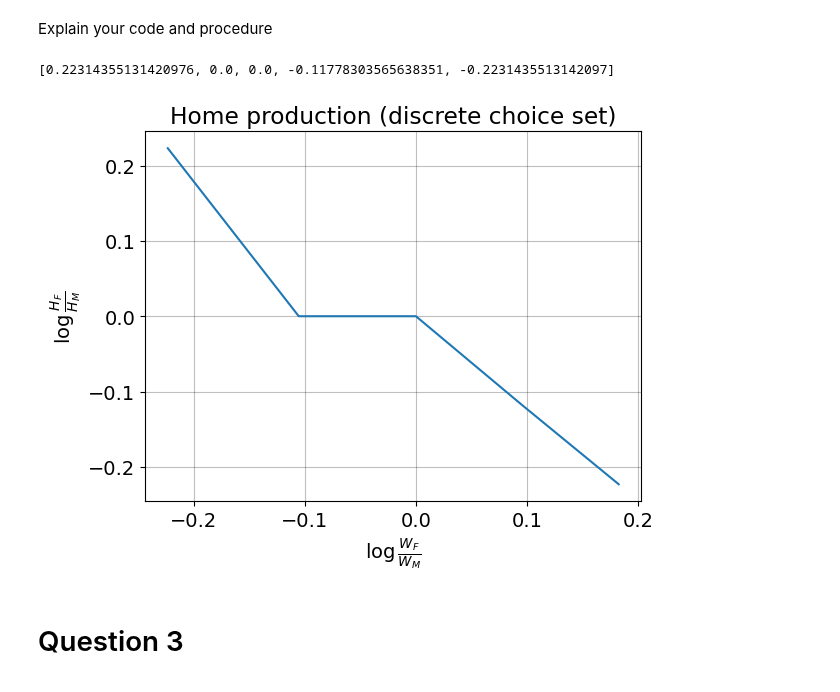
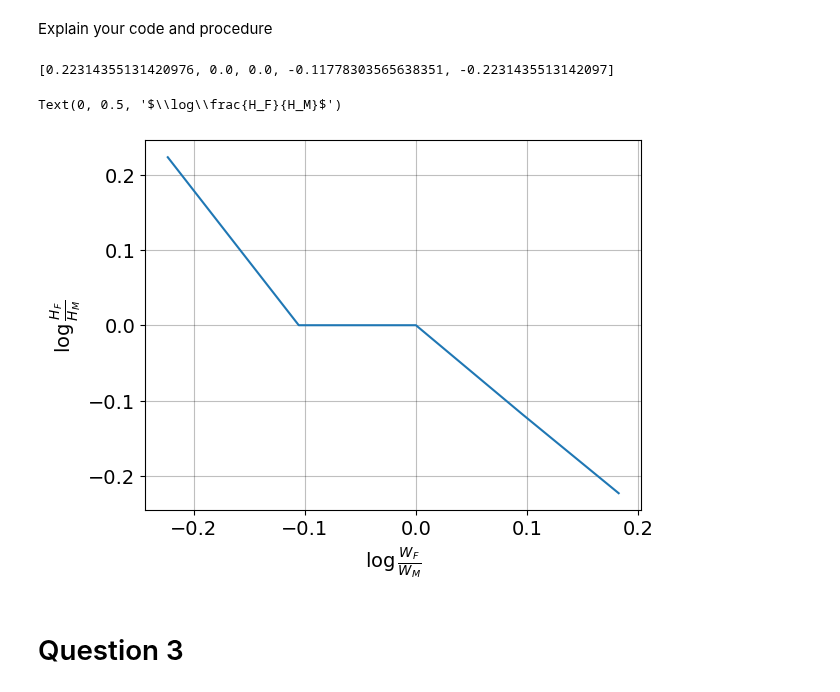
Before and after one commit to NumEconCopenhagen/projects-2023-vennerne, a Jupyter notebook: inauguralproject/inauguralproject.ipynb, the cells around one changed output. Cells and saved outputs as stored; diff of their text form; code cells hidden in the pictures.

```diff
--- a/inauguralproject/inauguralproject.ipynb
+++ b/inauguralproject/inauguralproject.ipynb
@@ -73,30 +78,25 @@ plt.legend()
 # %% [markdown]
 Explain your code and procedure
 # %%
-Hratio = []
+Hratio_dis = []
 model.par.sigma = 1.0
 model.par.alpha = 0.50
 for wF in model.par.wF_vec:
     model.par.wF = wF
     dis_sol = model.solve_discrete()
-    Hratio.append(np.log(dis_sol.HF/dis_sol.HM))
-print(Hratio)
+    Hratio_dis.append(np.log(dis_sol.HF/dis_sol.HM))
+print(Hratio_dis)
 
 
 # a. create the figure
 fig = plt.figure()
-
-# b. plot
-ax = fig.add_subplot(1,1,1)
-
-ax.plot(np.log(model.par.wF_vec), Hratio)
-
-ax.set_title('Home production (discrete choice set)')
-ax.set_xlabel(r"$\log\frac{W_F}{W_M}$")
-ax.set_ylabel(r"$\log\frac{H_F}{H_M}$");
+plt.plot(np.log(model.par.wF_vec), Hratio)
+plt.xlabel(r"$\log\frac{W_F}{W_M}$")
+plt.ylabel(r"$\log\frac{H_F}{H_M}$")
 # %% [output]
 [0.22314355131420976, 0.0, 0.0, -0.11778303565638351, -0.2231435513142097]
+Text(0, 0.5, '$\\log\\frac{H_F}{H_M}$')
-[figure, old version]
+[figure, new version]
 # %% [markdown]
 # Question 3
 # %% [markdown]
```
Also changed, not shown: parts of 1 cell of this notebook.
